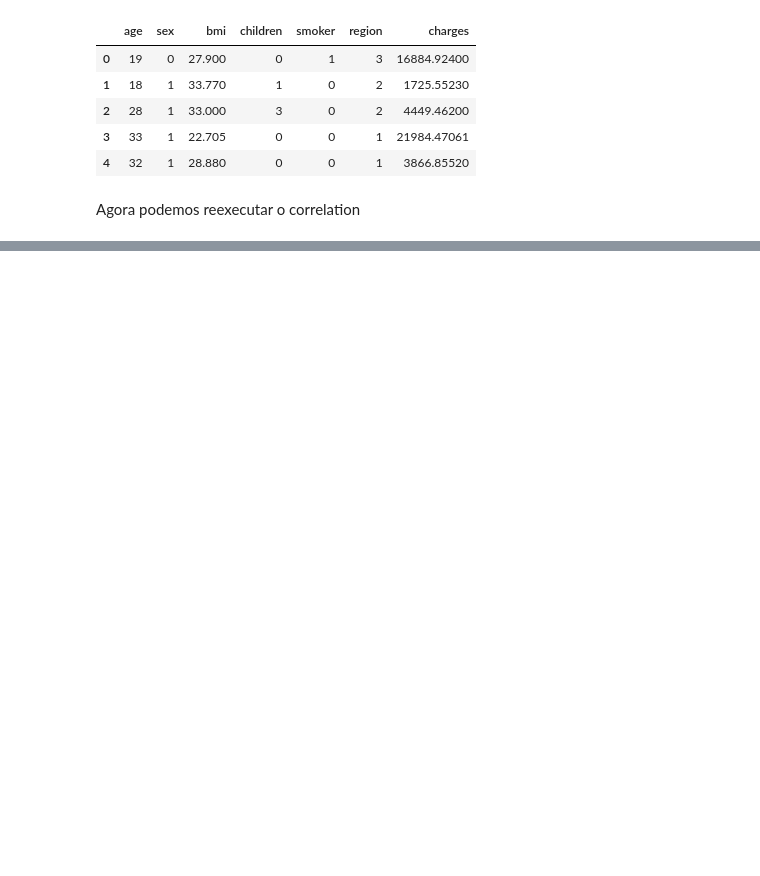
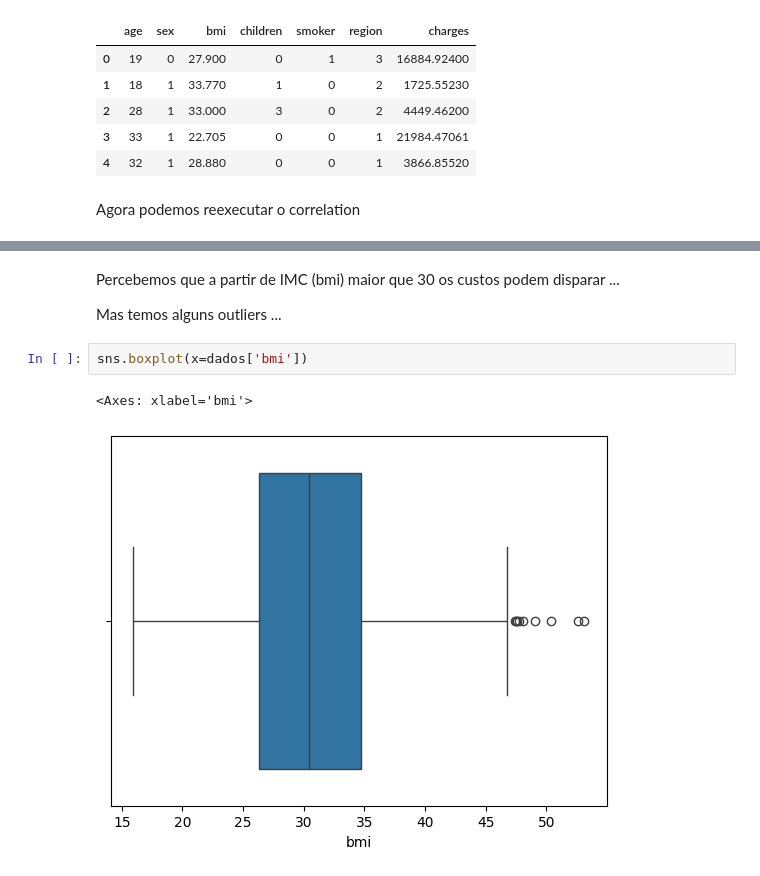
Before and after one commit to McgregoryPinto/POS-FIAP, a Jupyter notebook: tech_chalange.ipynb, the cells around one changed output, grey strips where cells are left out. Cells and saved outputs as stored; diff of their text form; blank space fills up the shorter version.

```diff
--- a/tech_chalange.ipynb
+++ b/tech_chalange.ipynb
@@ -125,0 +165,9 @@ Ponto curioso a relação entre IMC X Região (bmi x region), talvez um fator cu
+# %% [markdown]
+Percebemos que a partir de IMC (bmi) maior que 30 os custos podem disparar ...
+
+Mas temos alguns outliers ...
+# %%
+sns.boxplot(x=dados['bmi'])
+# %% [output]
+<Axes: xlabel='bmi'>
+[figure, added]
```
Also changed, not shown: parts of 17 cells of this notebook, 1 other file.
